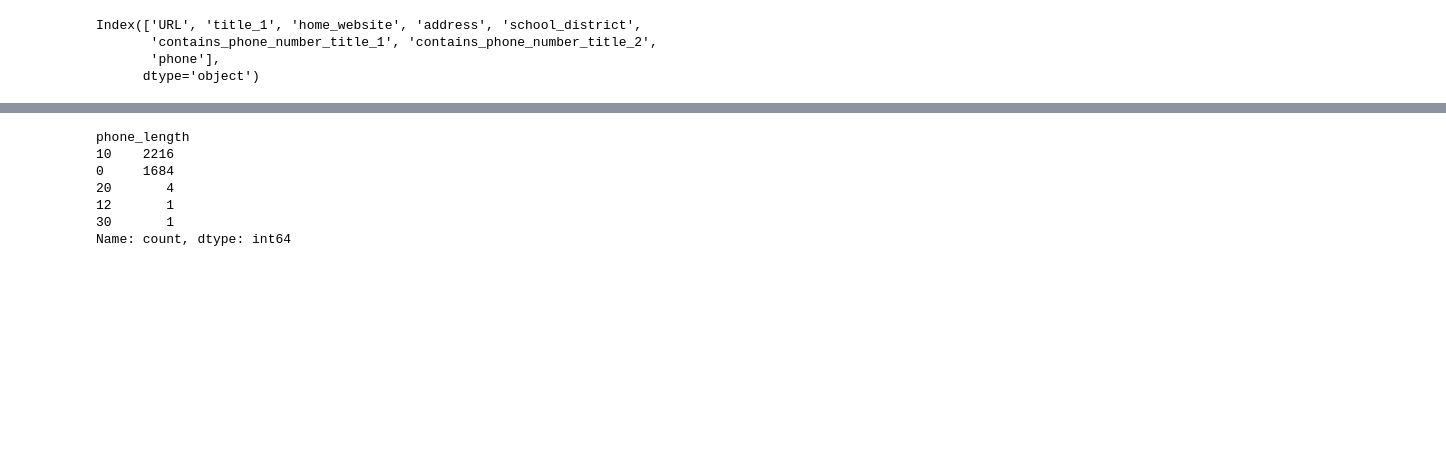
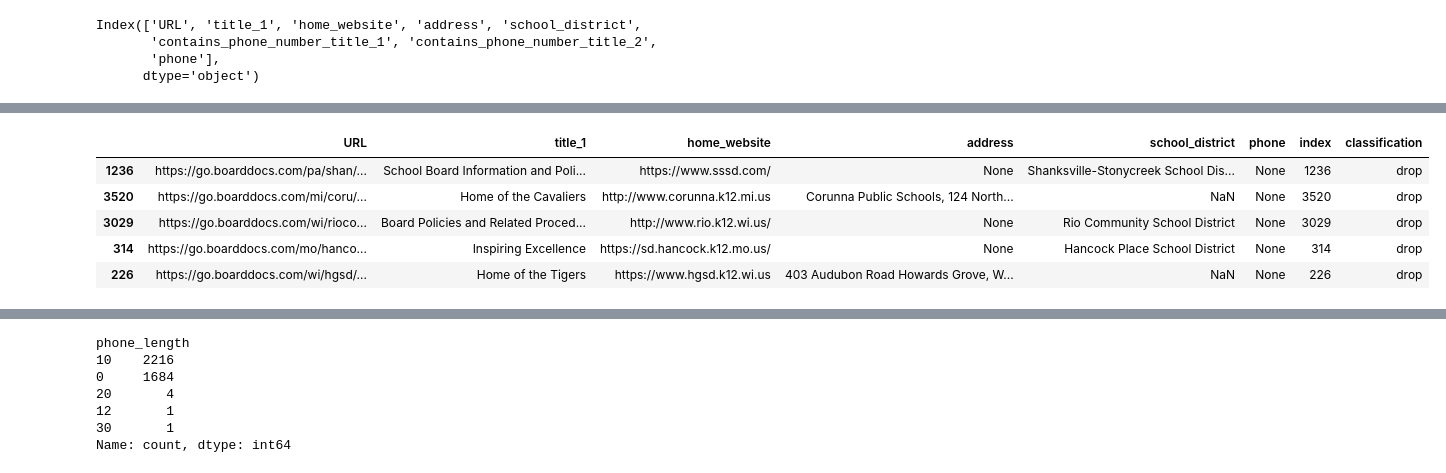
Before and after one commit to audrey-tan/cepr_boarddocs, a Jupyter notebook: deliverable1/clean_boarddocs_websites.ipynb, the cells around one changed output, grey strips where cells are left out. Drawn from its saved outputs; the diff is of its cells as text; code cells hidden in the pictures; blank space fills up the shorter version.

```diff
--- a/deliverable1/clean_boarddocs_websites.ipynb
+++ b/deliverable1/clean_boarddocs_websites.ipynb
@@ -2274,0 +1855,10 @@ df.loc[df['URL']=="https://go.boarddocs.com/oh/iron/Board.nsf/Public","title_1"]
+# %%
+# look at those with drops
+df.loc[df["classification"]=="drop",:].sample(5)
+# %% [output]
+|  | URL | title_1 | home_website | address | school_district | phone | index | classification |
+| 1236 | https://go.boarddocs.com/pa/shan/... | School Board Information and Poli... | https://www.sssd.com/ | None | Shanksville-Stonycreek School Dis... | None | 1236 | drop |
+| 3520 | https://go.boarddocs.com/mi/coru/... | Home of the Cavaliers | http://www.corunna.k12.mi.us | Corunna Public Schools, 124 North... | NaN | None | 3520 | drop |
+| 3029 | https://go.boarddocs.com/wi/rioco... | Board Policies and Related Proced... | http://www.rio.k12.wi.us/ | None | Rio Community School District | None | 3029 | drop |
+| 314 | https://go.boarddocs.com/mo/hanco... | Inspiring Excellence | https://sd.hancock.k12.mo.us/ | None | Hancock Place School District | None | 314 | drop |
+| 226 | https://go.boarddocs.com/wi/hgsd/... | Home of the Tigers | https://www.hgsd.k12.wi.us | 403 Audubon Road Howards Grove, W... | NaN | None | 226 | drop |
```
Also changed, not shown: parts of 88 cells of this notebook, 5 other files.
